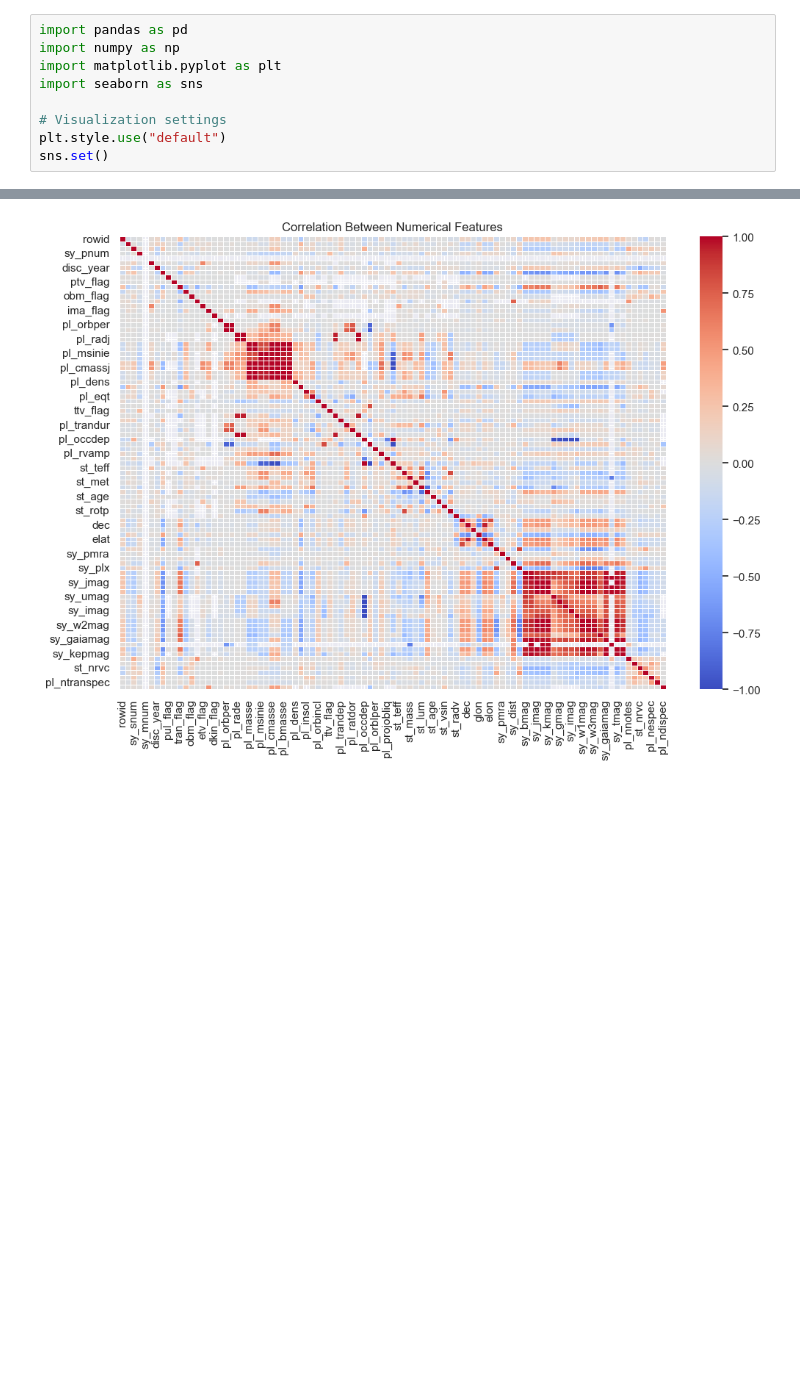
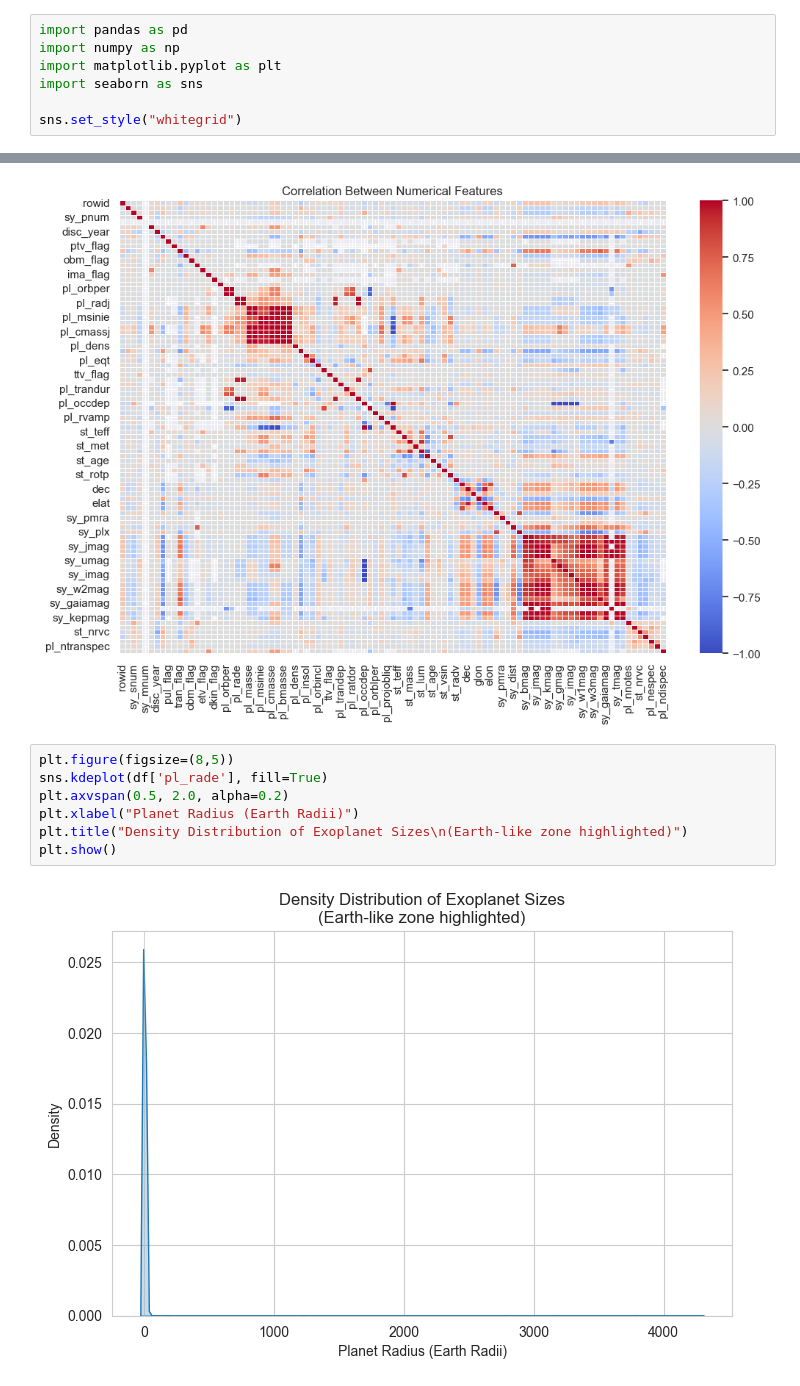
Before and after one commit to ANANYA200421/ExoHabit-AI, a Jupyter notebook: notebooks/milestone-1.ipynb, the cells around one changed output, grey strips where cells are left out. Drawn from its saved outputs; the diff is of its cells as text; blank space fills up the shorter version.

```diff
--- a/notebooks/milestone-1.ipynb
+++ b/notebooks/milestone-1.ipynb
@@ -18,6 +11,4 @@ import numpy as np
 import matplotlib.pyplot as plt
 import seaborn as sns
 
-# Visualization settings
-plt.style.use("default")
-sns.set()
+sns.set_style("whitegrid")
@@ -141,3 +131,12 @@ plt.title("Correlation Between Numerical Features")
 plt.show()
 # %% [output]
 [figure]
+# %%
+plt.figure(figsize=(8,5))
+sns.kdeplot(df['pl_rade'], fill=True)
+plt.axvspan(0.5, 2.0, alpha=0.2)
+plt.xlabel("Planet Radius (Earth Radii)")
+plt.title("Density Distribution of Exoplanet Sizes\n(Earth-like zone highlighted)")
+plt.show()
+# %% [output]
+[figure, added]
```
Also changed, not shown: parts of 12 cells of this notebook.
